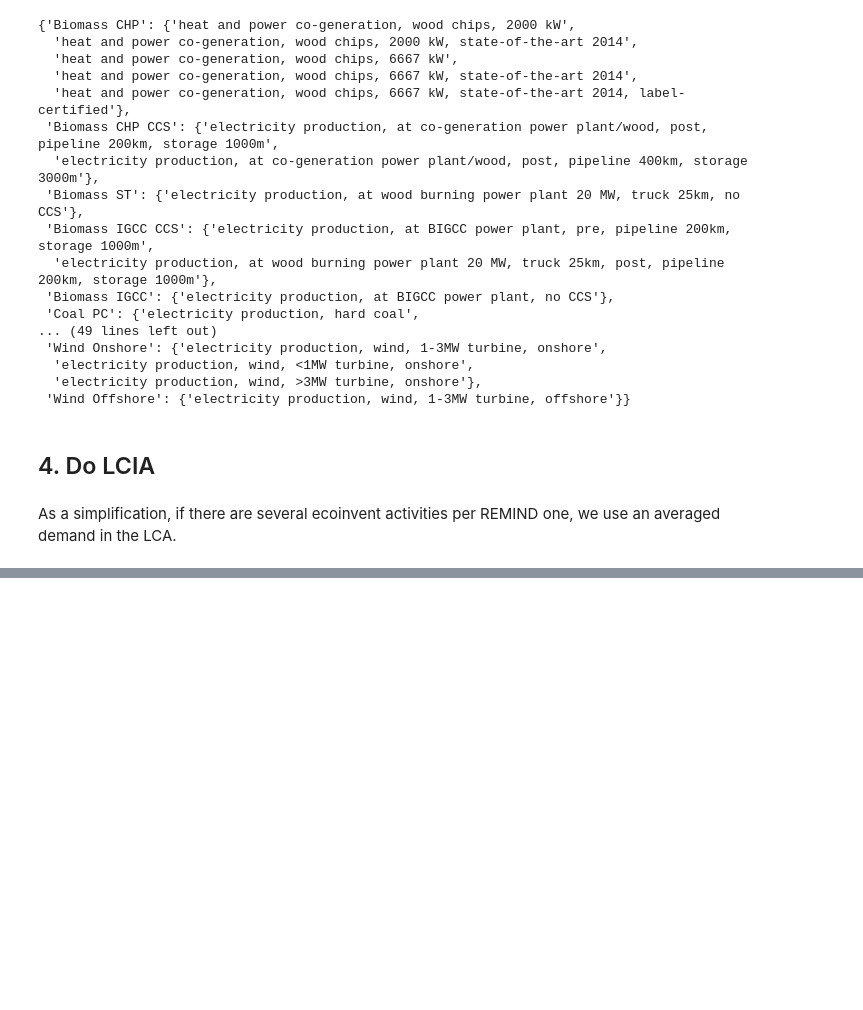
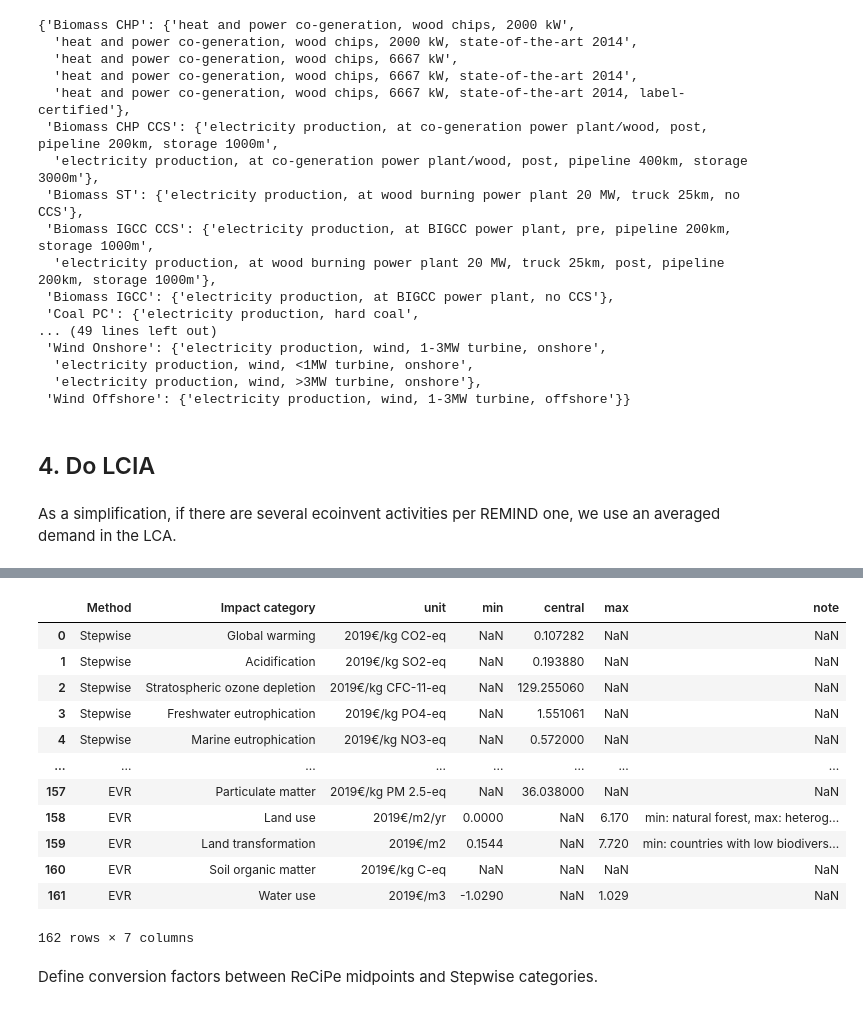
Before and after one commit to dbantje/internalization, a Jupyter notebook: monetization_factors/testing_with-mapping.ipynb, the cells around one changed output, grey strips where cells are left out. Saved outputs shown, nothing was run; the diff lists cells and outputs as text; code cells hidden in the pictures; blank space fills up the shorter version.

```diff
--- a/monetization_factors/testing_with-mapping.ipynb
+++ b/monetization_factors/testing_with-mapping.ipynb
@@ -196,0 +301,17 @@ KeyError: 'h'
+# %%
+monetization_factors = pd.read_excel("arendt-et-al.xlsx")
+monetization_factors
+# %% [output]
+|  | Method | Impact category | unit | min | central | max | note |
+| 0 | Stepwise | Global warming | 2019€/kg CO2-eq | NaN | 0.107282 | NaN | NaN |
+| 1 | Stepwise | Acidification | 2019€/kg SO2-eq | NaN | 0.193880 | NaN | NaN |
+| 2 | Stepwise | Stratospheric ozone depletion | 2019€/kg CFC-11-eq | NaN | 129.255060 | NaN | NaN |
+| 3 | Stepwise | Freshwater eutrophication | 2019€/kg PO4-eq | NaN | 1.551061 | NaN | NaN |
+| 4 | Stepwise | Marine eutrophication | 2019€/kg NO3-eq | NaN | 0.572000 | NaN | NaN |
+| ... | ... | ... | ... | ... | ... | ... | ... |
+| 157 | EVR | Particulate matter | 2019€/kg PM 2.5-eq | NaN | 36.038000 | NaN | NaN |
+| 158 | EVR | Land use | 2019€/m2/yr | 0.0000 | NaN | 6.170 | min: natural forest, max: heterog... |
+| 159 | EVR | Land transformation | 2019€/m2 | 0.1544 | NaN | 7.720 | min: countries with low biodivers... |
+| 160 | EVR | Soil organic matter | 2019€/kg C-eq | NaN | NaN | NaN | NaN |
+| 161 | EVR | Water use | 2019€/m3 | -1.0290 | NaN | 1.029 | NaN |
+162 rows × 7 columns
@@ -196,0 +322,2 @@ KeyError: 'h'
+# %% [markdown]
+Define conversion factors between ReCiPe midpoints and Stepwise categories.
```
Also changed, not shown: parts of 16 cells of this notebook, 20 other files.
